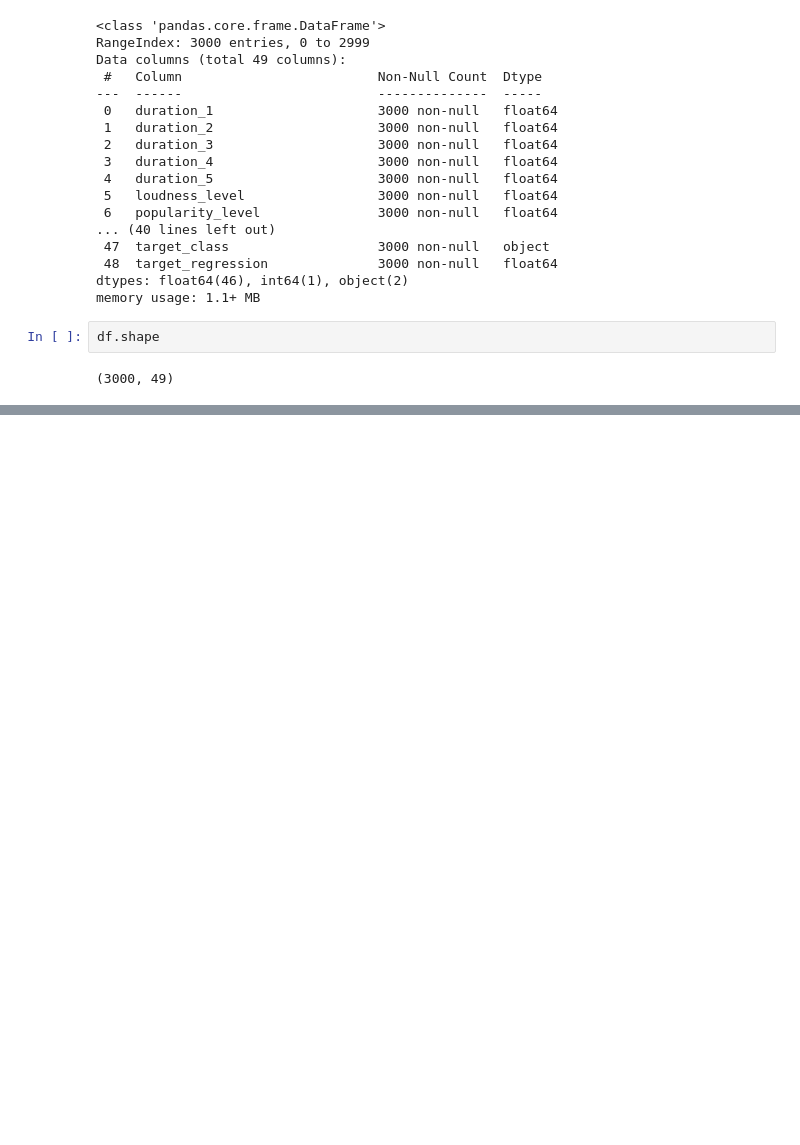
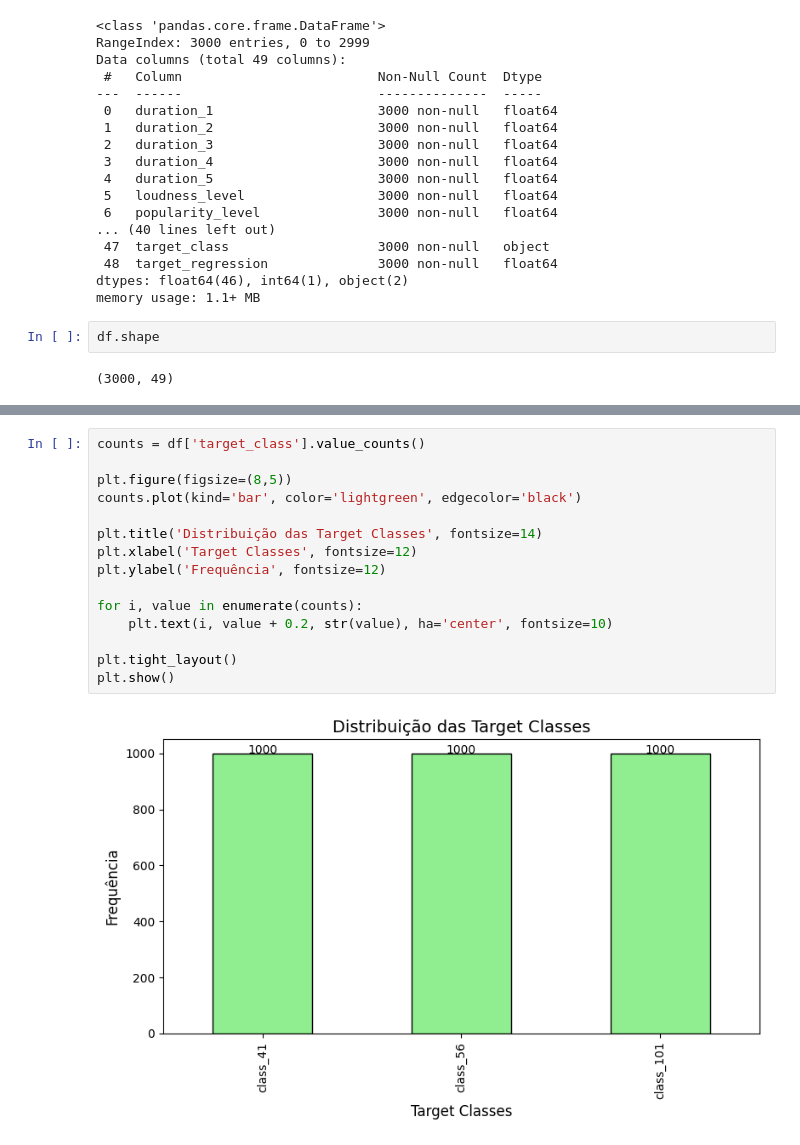
Before and after one commit to wttjoao/music-data-science-modeling, a Jupyter notebook: project_test_1.ipynb, the cells around one changed output, grey strips where cells are left out. Drawn from its saved outputs; the diff is of its cells as text; blank space fills up the shorter version.

```diff
--- a/project_test_1.ipynb
+++ b/project_test_1.ipynb
@@ -45,0 +111,17 @@ df.shape
+# %%
+counts = df['target_class'].value_counts()
+
+plt.figure(figsize=(8,5))
+counts.plot(kind='bar', color='lightgreen', edgecolor='black')
+
+plt.title('Distribuição das Target Classes', fontsize=14)
+plt.xlabel('Target Classes', fontsize=12)
+plt.ylabel('Frequência', fontsize=12)
+
+for i, value in enumerate(counts):
+    plt.text(i, value + 0.2, str(value), ha='center', fontsize=10)
+
+plt.tight_layout()
+plt.show()
+# %% [output]
+[figure, added]
```
Also changed, not shown: parts of 9 cells of this notebook, 2 other files.
